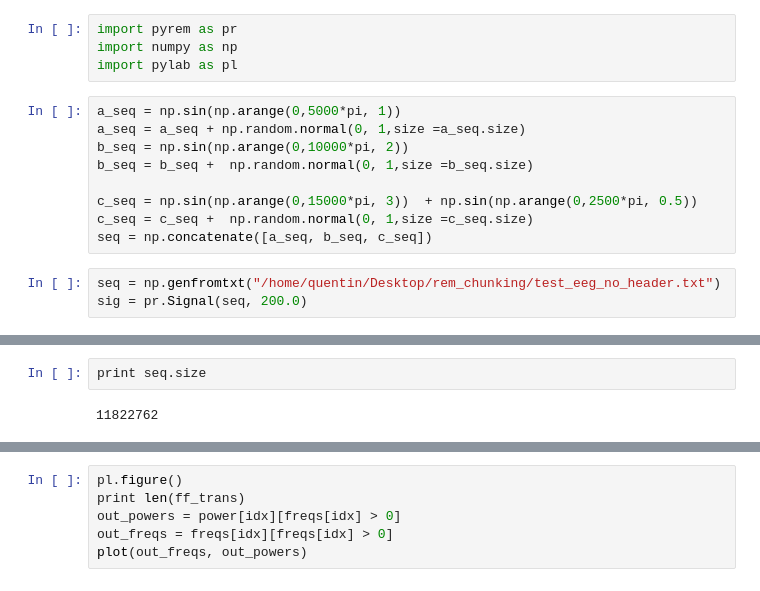
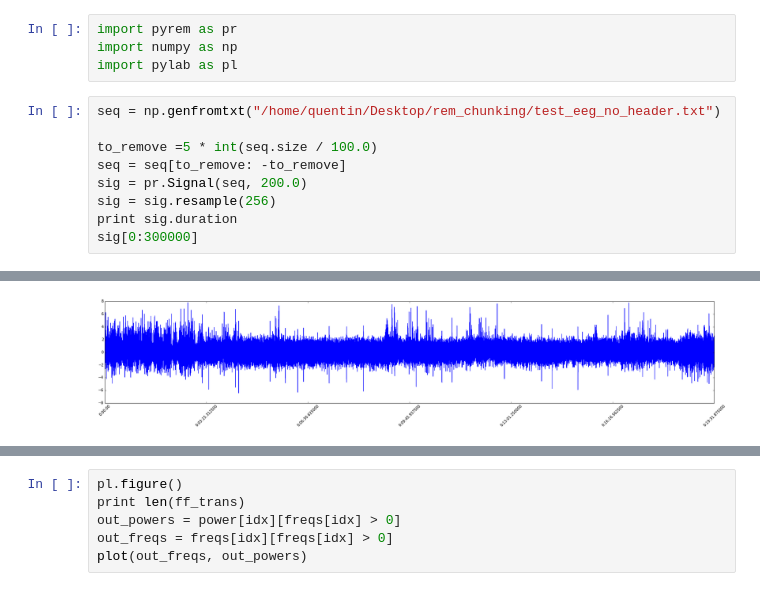
Before and after one commit to gilestrolab/pyrem, a Jupyter notebook: prototype/plot_signals.ipynb, the cells around one changed output, grey strips where cells are left out. Drawn from its saved outputs; the diff is of its cells as text.

```diff
--- a/prototype/plot_signals.ipynb
+++ b/prototype/plot_signals.ipynb
@@ -6,15 +6,13 @@ Populating the interactive namespace from numpy and matplotlib
 import pyrem as pr
 import numpy as np
 import pylab as pl
-# %%
-a_seq = np.sin(np.arange(0,5000*pi, 1))
-a_seq = a_seq + np.random.normal(0, 1,size =a_seq.size)
-b_seq = np.sin(np.arange(0,10000*pi, 2))
-b_seq = b_seq +  np.random.normal(0, 1,size =b_seq.size)
-
-c_seq = np.sin(np.arange(0,15000*pi, 3))  + np.sin(np.arange(0,2500*pi, 0.5))
-c_seq = c_seq +  np.random.normal(0, 1,size =c_seq.size)
-seq = np.concatenate([a_seq, b_seq, c_seq])
 # %%
 seq = np.genfromtxt("/home/quentin/Desktop/rem_chunking/test_eeg_no_header.txt")
+
+to_remove =5 * int(seq.size / 100.0)
+seq = seq[to_remove: -to_remove]
 sig = pr.Signal(seq, 200.0)
+sig = sig.resample(256)
+print sig.duration
+sig[0:300000]
+# %% [output]
@@ -21,6 +20,3 @@ sig = pr.Signal(seq, 200.0)
+[figure, added]
-# %%
-print seq.size
-# %% [output]
-11822762
 # %%
 img = []
```
Also changed, not shown: parts of 4 cells of this notebook, 8 other files.
